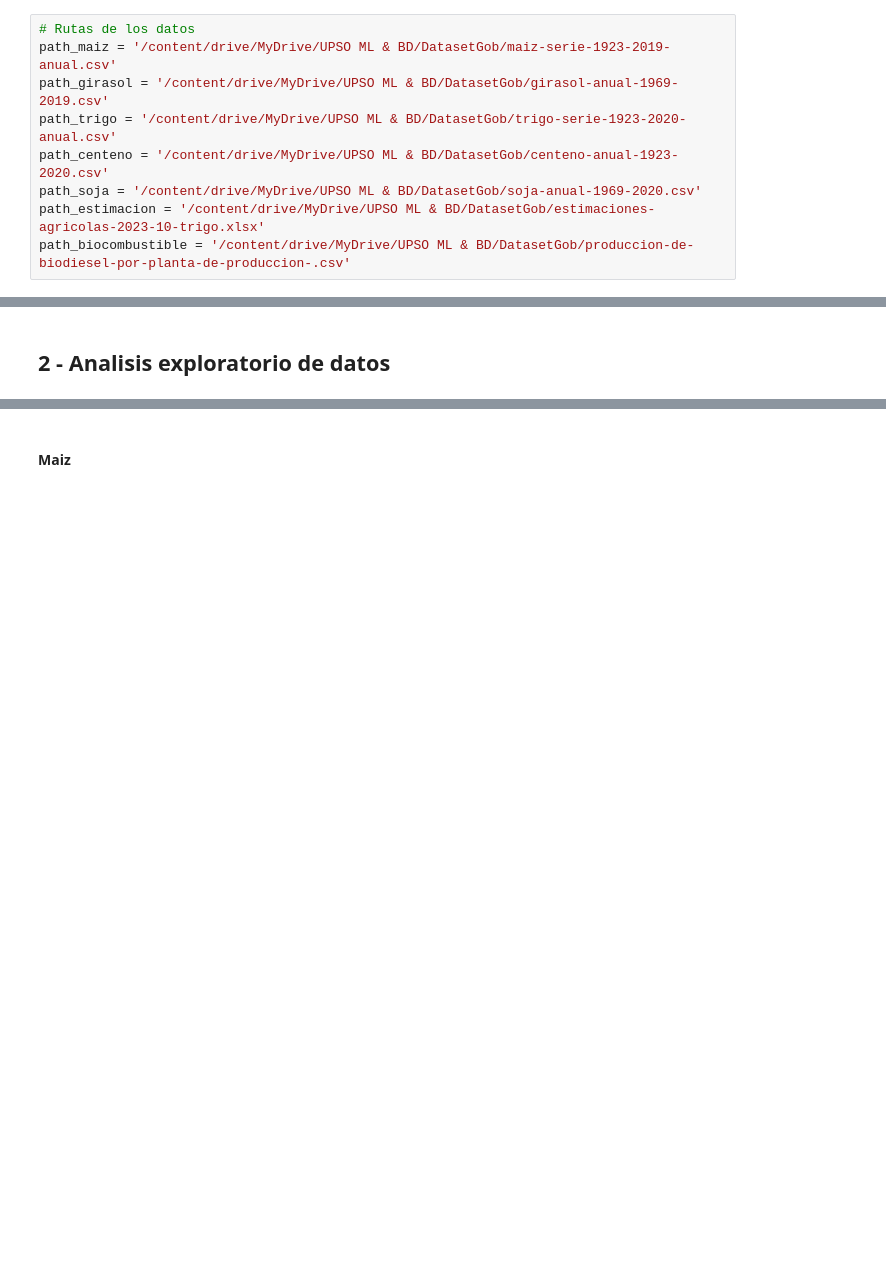
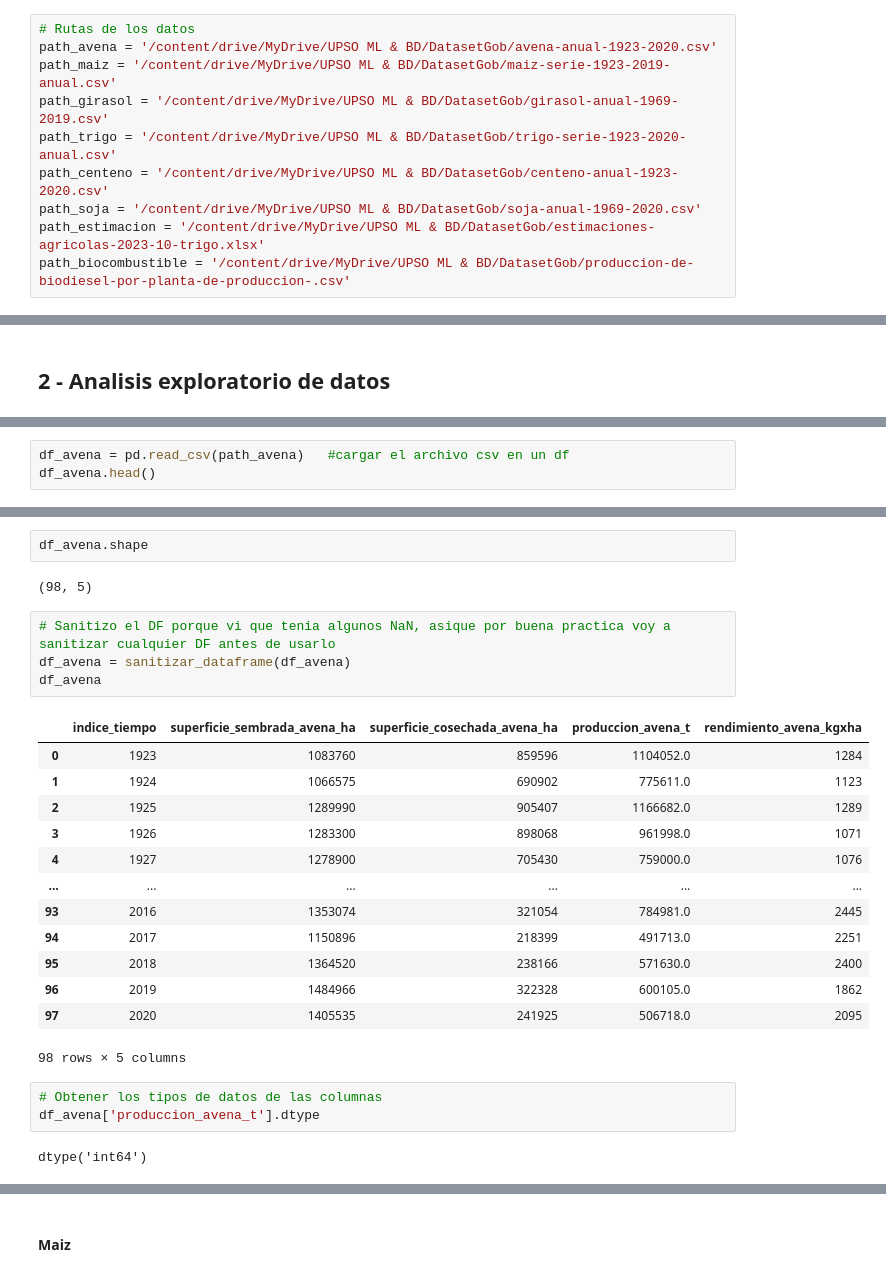
Before and after one commit to IvanGonzal0/Proyecto_Final_BigData, a Jupyter notebook: Final_BigData_IvanGonzaloTapia.ipynb, the cells around one changed output, grey strips where cells are left out. Saved outputs shown, nothing was run; the diff lists cells and outputs as text; blank space fills up the shorter version.

Commit message:
Analisis exploratorio del df_avena

```diff
--- a/Final_BigData_IvanGonzaloTapia.ipynb
+++ b/Final_BigData_IvanGonzaloTapia.ipynb
@@ -86,6 +86,7 @@ from sklearn.metrics import silhouette_score
 from sklearn.cluster import estimate_bandwidth
 # %%
 # Rutas de los datos
+path_avena = '/content/drive/MyDrive/UPSO ML & BD/DatasetGob/avena-anual-1923-2020.csv'
 path_maiz = '/content/drive/MyDrive/UPSO ML & BD/DatasetGob/maiz-serie-1923-2019-anual.csv'
 path_girasol = '/content/drive/MyDrive/UPSO ML & BD/DatasetGob/girasol-anual-1969-2019.csv'
 path_trigo = '/content/drive/MyDrive/UPSO ML & BD/DatasetGob/trigo-serie-1923-2020-anual.csv'
@@ -167,0 +171,3 @@ Este enfoque sistemático proporciona una visión integral de las característic
+# %%
+df_avena = pd.read_csv(path_avena)   #cargar el archivo csv en un df
+df_avena.head()
@@ -167,0 +181,27 @@ Este enfoque sistemático proporciona una visión integral de las característic
+# %%
+df_avena.shape
+# %% [output]
+(98, 5)
+# %%
+# Sanitizo el DF porque vi que tenia algunos NaN, asique por buena practica voy a sanitizar cualquier DF antes de usarlo
+df_avena = sanitizar_dataframe(df_avena)
+df_avena
+# %% [output]
+|  | indice_tiempo | superficie_sembrada_avena_ha | superficie_cosechada_avena_ha | produccion_avena_t | rendimiento_avena_kgxha |
+| 0 | 1923 | 1083760 | 859596 | 1104052.0 | 1284 |
+| 1 | 1924 | 1066575 | 690902 | 775611.0 | 1123 |
+| 2 | 1925 | 1289990 | 905407 | 1166682.0 | 1289 |
+| 3 | 1926 | 1283300 | 898068 | 961998.0 | 1071 |
+| 4 | 1927 | 1278900 | 705430 | 759000.0 | 1076 |
+| ... | ... | ... | ... | ... | ... |
+| 93 | 2016 | 1353074 | 321054 | 784981.0 | 2445 |
+| 94 | 2017 | 1150896 | 218399 | 491713.0 | 2251 |
+| 95 | 2018 | 1364520 | 238166 | 571630.0 | 2400 |
+| 96 | 2019 | 1484966 | 322328 | 600105.0 | 1862 |
+| 97 | 2020 | 1405535 | 241925 | 506718.0 | 2095 |
+98 rows × 5 columns
+# %%
+# Obtener los tipos de datos de las columnas
+df_avena['produccion_avena_t'].dtype
+# %% [output]
+dtype('int64')
```
Also changed, not shown: parts of 5 cells of this notebook.
